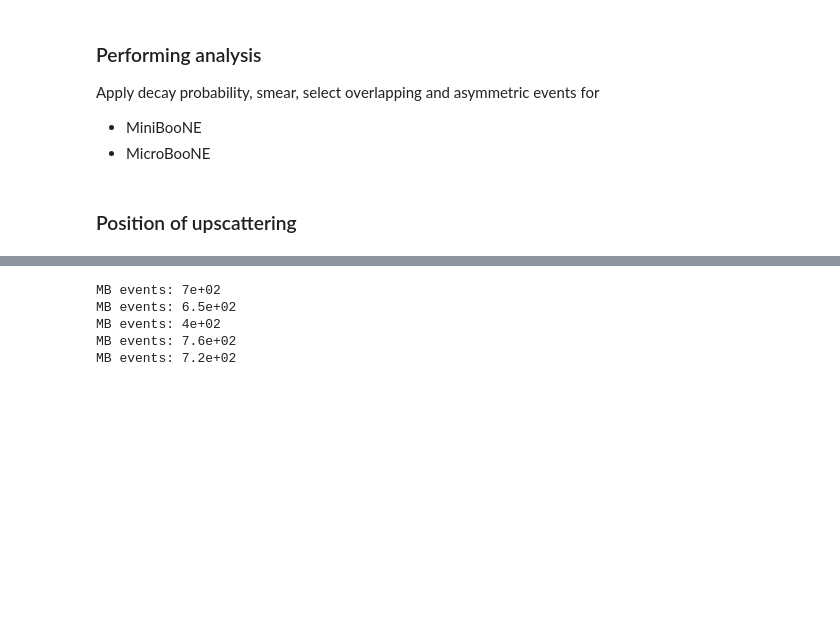
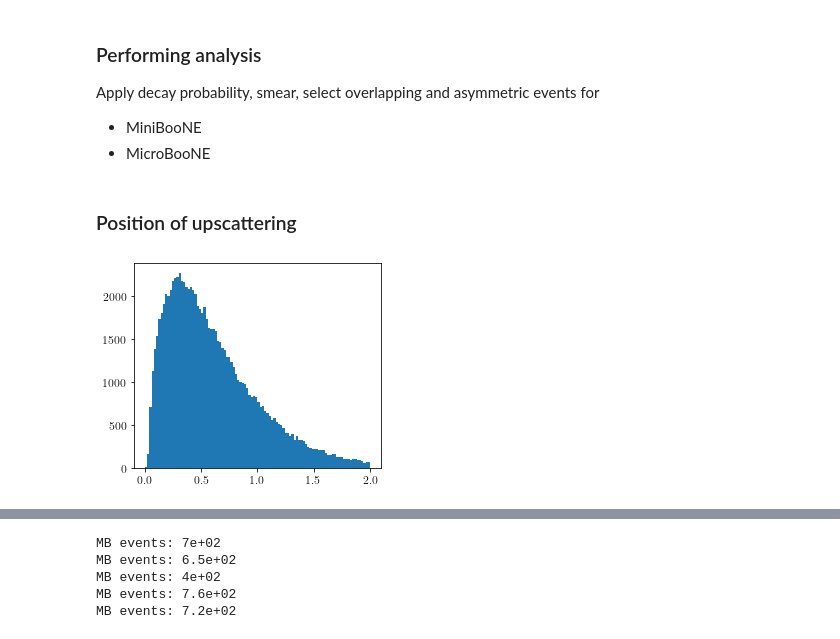
Before and after one commit to mhostert/DarkNews-generator, a Jupyter notebook: examples/microboone_study.ipynb, the cells around one changed output, grey strips where cells are left out. Drawn from its saved outputs; the diff is of its cells as text; code cells hidden in the pictures; blank space fills up the shorter version.

```diff
--- a/examples/microboone_study.ipynb
+++ b/examples/microboone_study.ipynb
@@ -153,6 +151,12 @@ for df, dfd in zip(my_dfs_muB, my_dfs_muB_dirt):
     final_dfs_muB.append(get_merged_MC_output(dfp,dfp_d))
 # %% [markdown]
 ### Position of upscattering
+# %%
+from DarkNews import fourvec as fv
+# _=plt.hist(np.arccos(fv.df_cos_azimuthal(final_dfs_muB[0]['P_decay_photon']))*180/np.pi)
+_=plt.hist(final_dfs_muB[0]['P_decay_photon','0'], bins=100, range=(0,2))
+# %% [output]
+[figure, added]
 # %%
 fig, ax = dn.plot_tools.std_fig()
 df = final_dfs[2]
```
Also changed, not shown: parts of 9 cells of this notebook, 8 other files.
